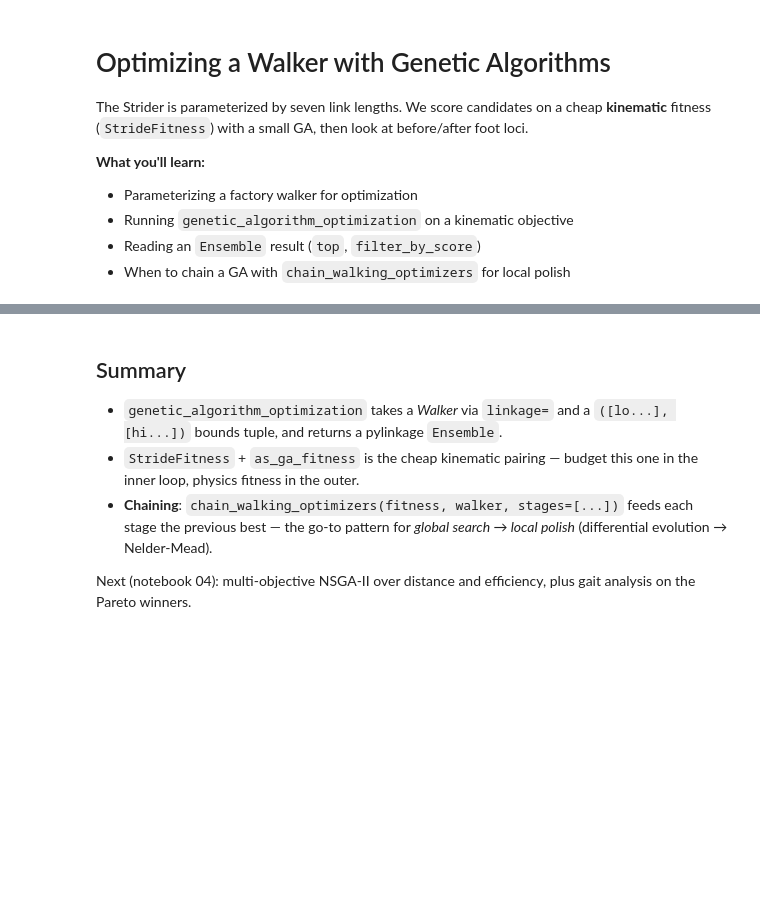
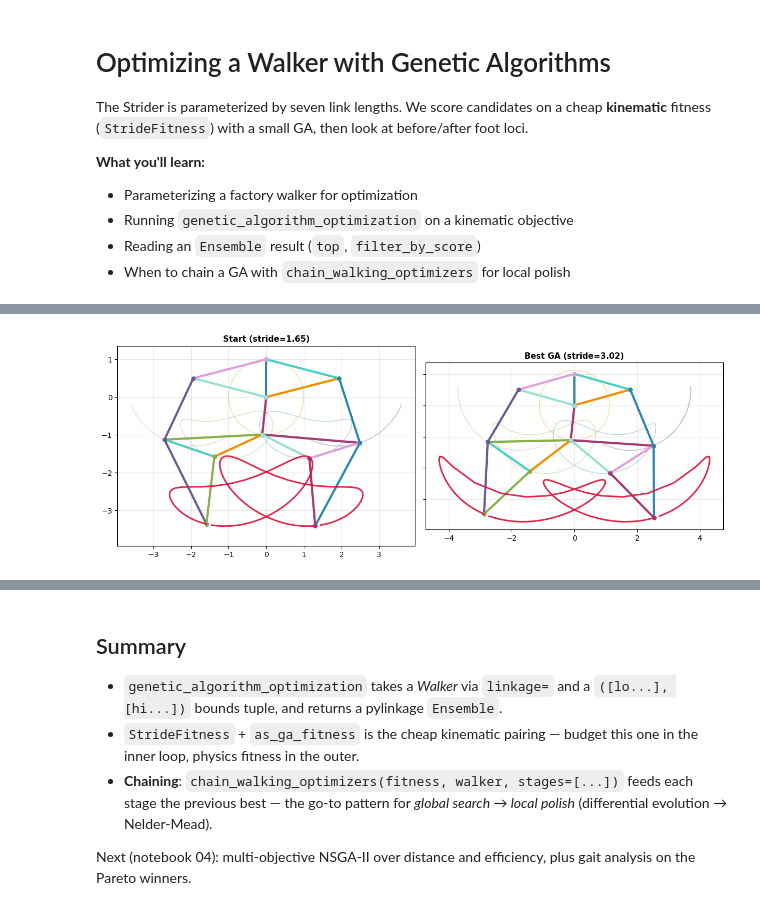
Before and after one commit to HugoFara/leggedsnake, a Jupyter notebook: examples/03_genetic_optimization.ipynb, the cells around one changed output, grey strips where cells are left out. Cells and saved outputs as stored; diff of their text form; code cells hidden in the pictures; blank space fills up the shorter version.

```diff
--- a/examples/03_genetic_optimization.ipynb
+++ b/examples/03_genetic_optimization.ipynb
@@ -61,17 +109,18 @@ problem use `max_pop≈40, iters≈80+` and multiprocessing via
 # %%
-bounds = generate_bounds(dim_values, min_ratio=2.0, max_factor=2.0)
+bounds = ([0.6 * v for v in START_PARAMS], [1.4 * v for v in START_PARAMS])
 
 ensemble = ls.genetic_algorithm_optimization(
     eval_func=eval_func,
     linkage=prototype,
-    center=dim_values,
+    center=START_PARAMS,
     bounds=bounds,
-    max_pop=10,
-    iters=4,
+    max_pop=12,
+    iters=15,
     processes=1,
     verbose=False,
 )
 
 print(f"Ensemble size: {len(ensemble)}")
-for i, agent in enumerate(ensemble.top(3)):
-    print(f"  rank {i}: score={agent.score:.3f}")
+for i in range(min(3, len(ensemble))):
+    print(f"  rank {i}: score={ensemble[i].score:.3f}  "
+          f"params={dict(zip(PARAM_NAMES, [round(float(d), 2) for d in ensemble[i].dimensions]))}")
@@ -110,0 +139,13 @@ print(f"{len(survivors)} / {len(ensemble)} candidates beat the starting score")
+# %%
+best_agent = ensemble[0]
+best_walker = make_strider(list(best_agent.dimensions))
+
+fig, axes = plt.subplots(1, 2, figsize=(12, 5), sharey=True)
+show_strider(prototype, axes[0],
+             f"Start (stride={r.score:.2f})")
+show_strider(best_walker, axes[1],
+             f"Best GA (stride={best_agent.score:.2f})")
+plt.tight_layout()
+plt.show()
+# %% [output]
+[figure, added]
```
Also changed, not shown: parts of 16 cells of this notebook, 3 other files.
